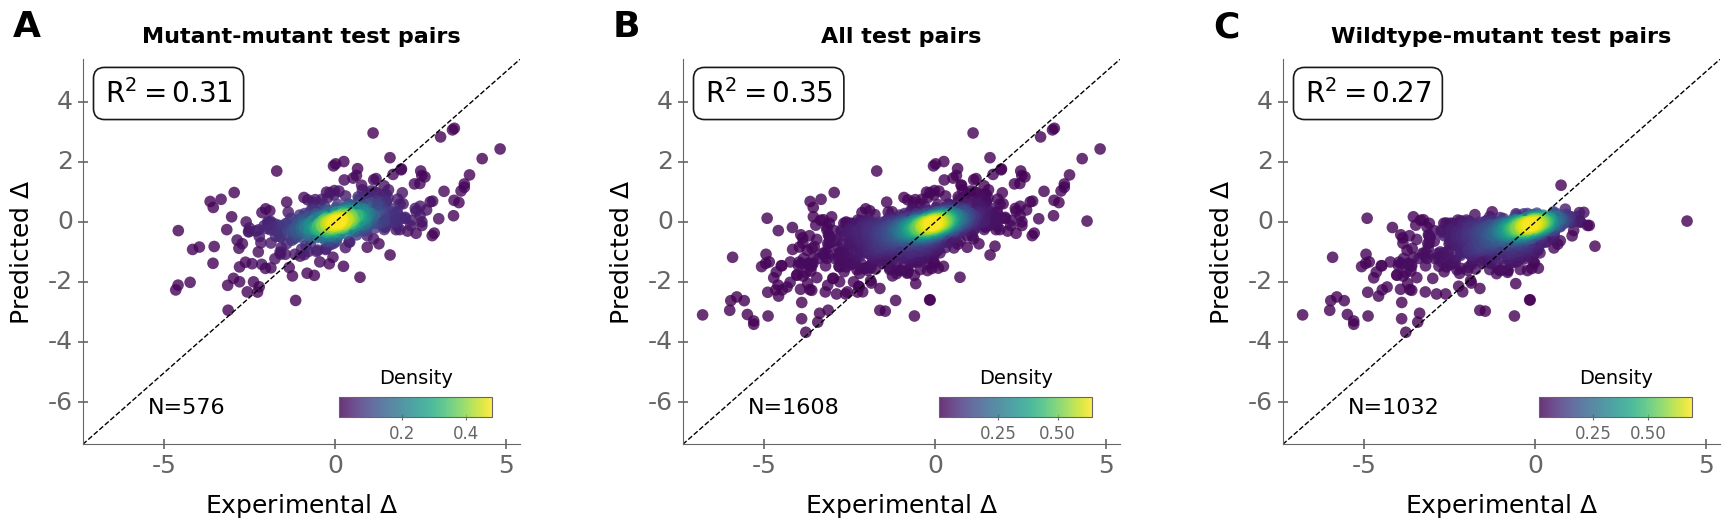
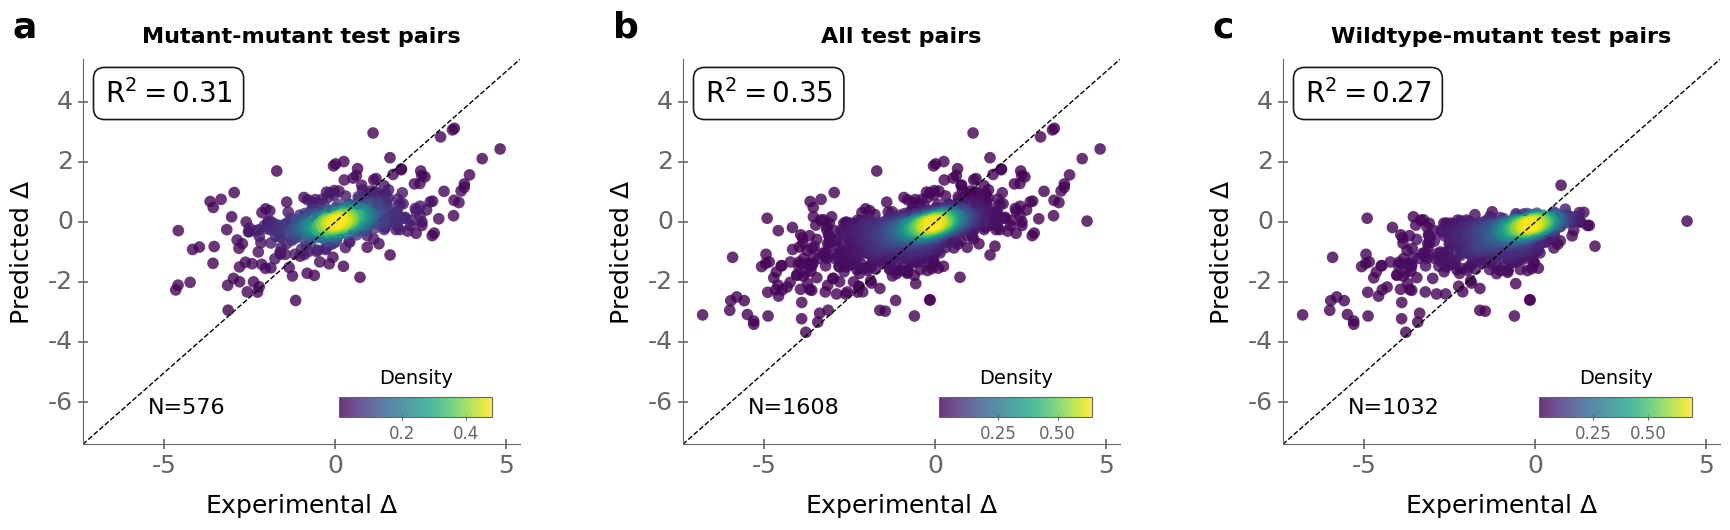
The notebook cell's code change between the first figure and the second:
--- before
+++ after
@@ -40,5 +40,5 @@
 
 for i, ax in enumerate(axes):
-    ax.text(-0.16, 1.04, chr(65+i), transform=ax.transAxes, ha="left", va="bottom", fontsize=26, fontweight="bold", clip_on=False)
+    ax.text(-0.16, 1.04, chr(97+i), transform=ax.transAxes, ha="left", va="bottom", fontsize=26, fontweight="bold", clip_on=False)
 
 for ax in axes:

Commit: some small updates